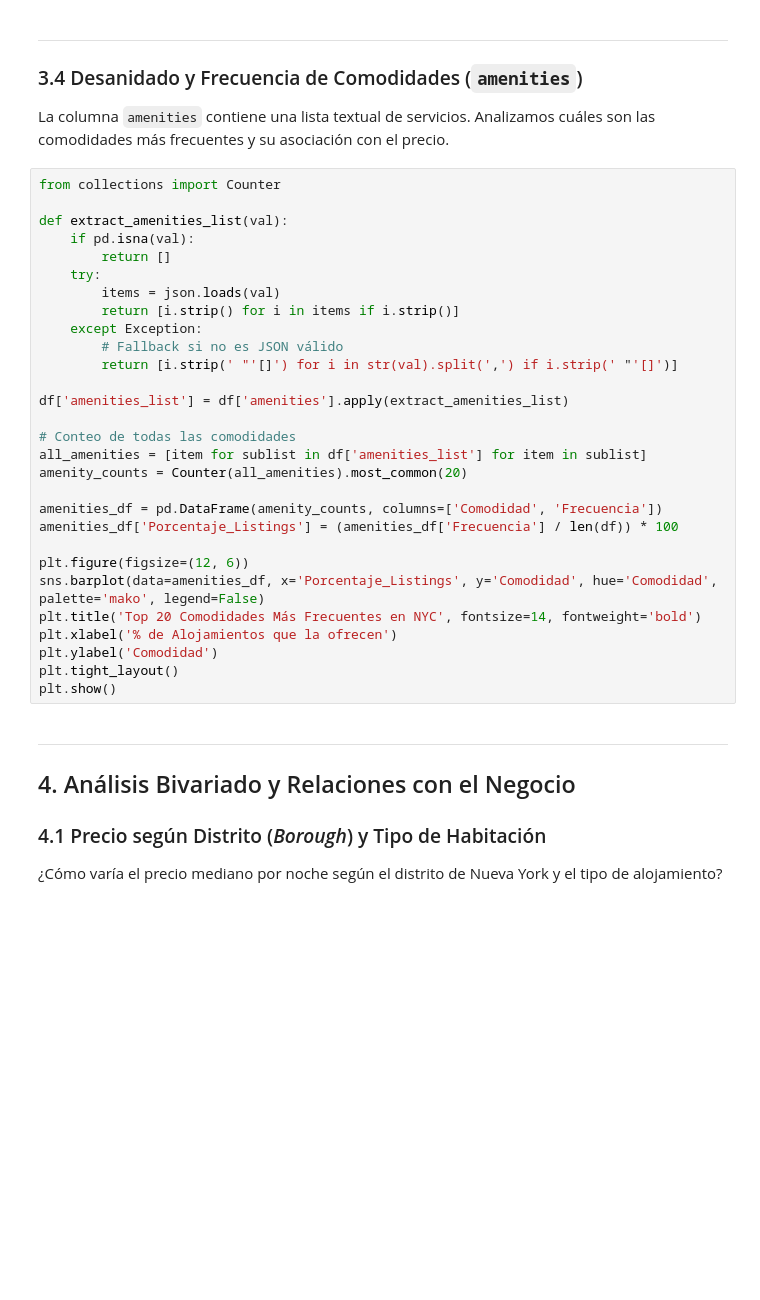
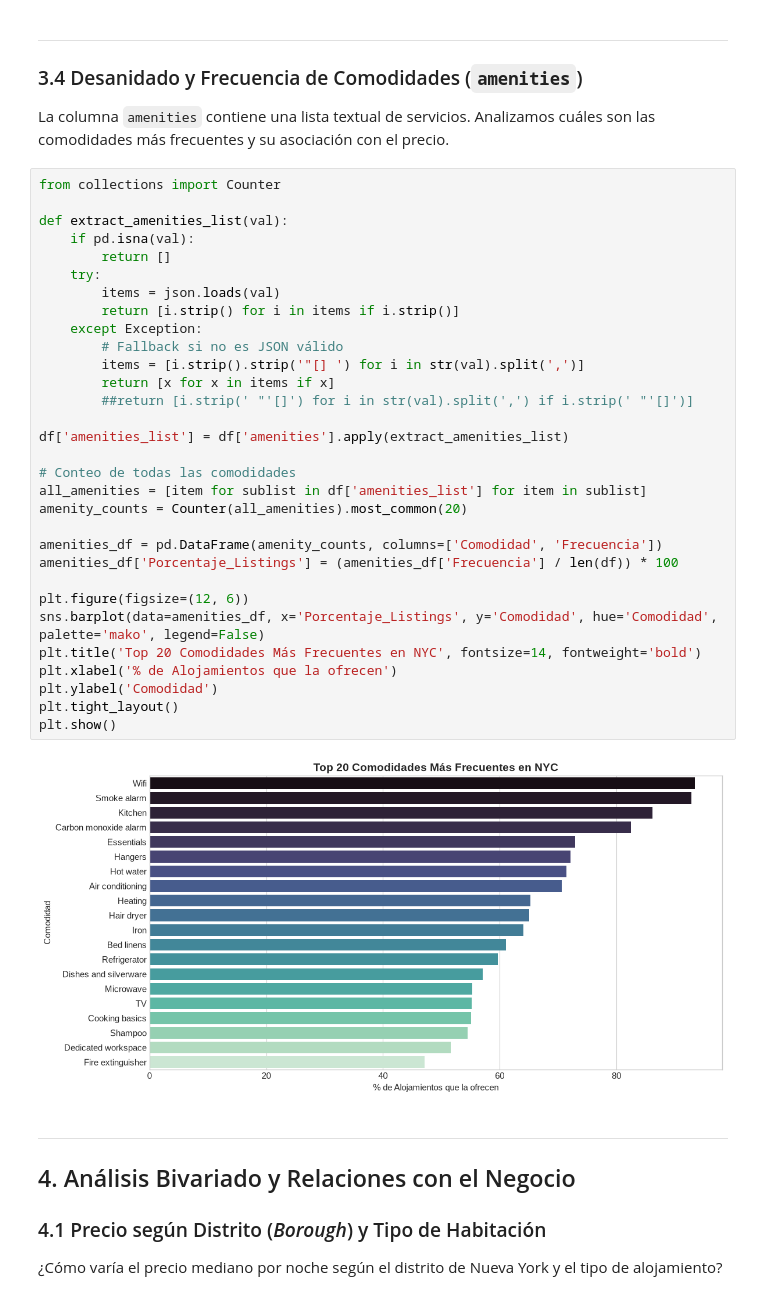
Before and after one commit to jairyara/data-science, a Jupyter notebook: notebooks/01_eda_calidad_datos.ipynb, the cells around one changed output. Saved outputs shown, nothing was run; the diff lists cells and outputs as text; blank space fills up the shorter version.

```diff
--- a/notebooks/01_eda_calidad_datos.ipynb
+++ b/notebooks/01_eda_calidad_datos.ipynb
@@ -145,32 +186,36 @@ La columna `amenities` contiene una lista textual de servicios. Analizamos cuál
 # %%
 from collections import Counter
 
 def extract_amenities_list(val):
     if pd.isna(val):
         return []
     try:
         items = json.loads(val)
         return [i.strip() for i in items if i.strip()]
     except Exception:
         # Fallback si no es JSON válido
-        return [i.strip(' "'[]') for i in str(val).split(',') if i.strip(' "'[]')]
+        items = [i.strip().strip('"[] ') for i in str(val).split(',')]
+        return [x for x in items if x]
+        ##return [i.strip(' "'[]') for i in str(val).split(',') if i.strip(' "'[]')]
 
 df['amenities_list'] = df['amenities'].apply(extract_amenities_list)
 
 # Conteo de todas las comodidades
 all_amenities = [item for sublist in df['amenities_list'] for item in sublist]
 amenity_counts = Counter(all_amenities).most_common(20)
 
 amenities_df = pd.DataFrame(amenity_counts, columns=['Comodidad', 'Frecuencia'])
 amenities_df['Porcentaje_Listings'] = (amenities_df['Frecuencia'] / len(df)) * 100
 
 plt.figure(figsize=(12, 6))
 sns.barplot(data=amenities_df, x='Porcentaje_Listings', y='Comodidad', hue='Comodidad', palette='mako', legend=False)
 plt.title('Top 20 Comodidades Más Frecuentes en NYC', fontsize=14, fontweight='bold')
 plt.xlabel('% de Alojamientos que la ofrecen')
 plt.ylabel('Comodidad')
 plt.tight_layout()
 plt.show()
+# %% [output]
+[figure, added]
 # %% [markdown]
 ---
 ## 4. Análisis Bivariado y Relaciones con el Negocio
```
Also changed, not shown: parts of 7 cells of this notebook, 10 other files.
